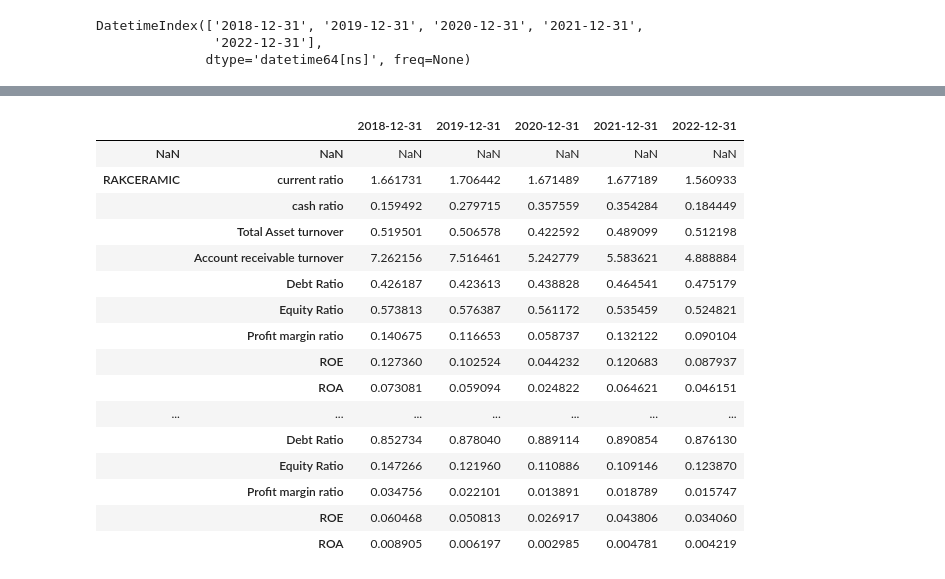
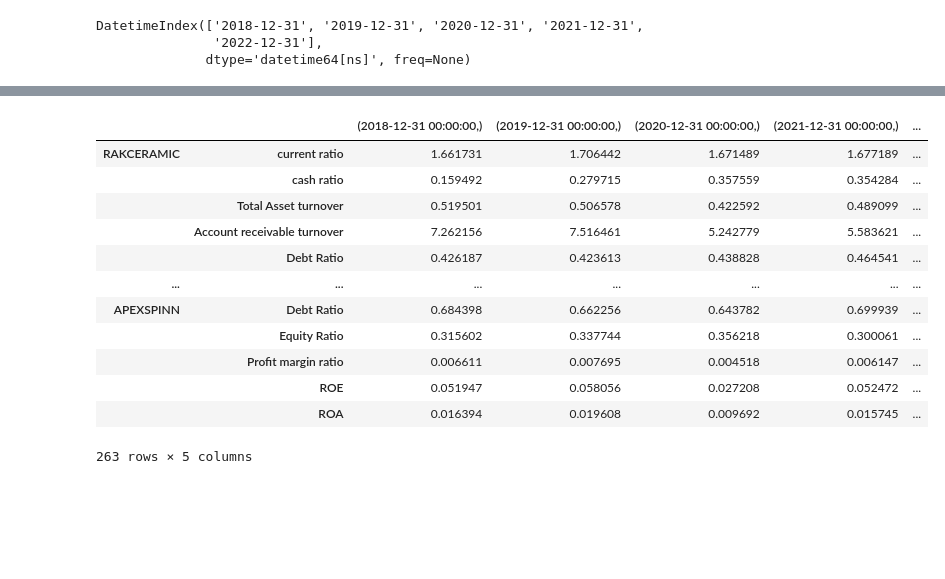
Before and after one commit to nafissaad/Tutorial1, a Jupyter notebook: Tutorial/My projects/My Portfolio/S. Alam Cold Rolled Steels Ltd/Untitled.ipynb, the cells around one changed output, grey strips where cells are left out. Cells and saved outputs as stored; diff of their text form; code cells hidden in the pictures; blank space fills up the shorter version.

```diff
--- a/Tutorial/My projects/My Portfolio/S. Alam Cold Rolled Steels Ltd/Untitled.ipynb
+++ b/Tutorial/My projects/My Portfolio/S. Alam Cold Rolled Steels Ltd/Untitled.ipynb
@@ -56,5 +51,5 @@ Analysis
 # %%
-folder="S. Alam Cold Rolled Steels Ltd"
+folder=Analysis.loc[ticker,'Full Name']
 path = "C:\\Users\\nafissaad\\Tutorial\\Fundamental analysis\\My Portfolio\\"+folder+"\\"
 dirs = os.listdir(path)
 [items for items in dirs][0]
@@ -78,0 +74,4 @@ memory usage: 3.9+ KB
+# %%
+Balance_Sheet.index=[re.sub(" +", " ", i).lstrip()  for i in Balance_Sheet.index]
+Income_Satetment.index=[re.sub(" +", " ", i).lstrip() for i in Income_Satetment.index]
+Income_Satetment.index
@@ -247,5 +262,5 @@ array([0.00890484, 0.00619716, 0.00298471, 0.00478121, 0.00421904])
 # %%
-fundamental=pd.DataFrame(columns=[Balance_Sheet.columns],index=[[ 'SALAMCRST' for i in range(9)],
+fundamental=pd.DataFrame(columns=[Balance_Sheet.columns],index=[[ ticker for i in range(9)],
                                                                 ['current ratio','cash ratio','Total Asset turnover',
                                                                  'Account receivable turnover','Debt Ratio','Equity Ratio',
                                                                  'Profit margin ratio',
@@ -288,2 +303,5 @@ fundamental
 # %%
 df1=pd.read_excel("C:\\Users\\nafissaad\\Tutorial\\Fundamental analysis\\My Portfolio\\fundamental.xlsx",index_col=[0,1])
+df1=df1.dropna(how='all',axis=0)
+df1.columns=[i for i in fundamental.columns]
+df1
@@ -290,23 +322,20 @@ df1=pd.read_excel("C:\\Users\\nafissaad\\Tutorial\\Fundamental analysis\\My Port
 # %%
-df1
+df=pd.concat([df1,fundamental],axis=0)
+df
 # %% [output]
-|  |  | 2018-12-31 | 2019-12-31 | 2020-12-31 | 2021-12-31 | 2022-12-31 |
-| NaN | NaN | NaN | NaN | NaN | NaN | NaN |
-| RAKCERAMIC | current ratio | 1.661731 | 1.706442 | 1.671489 | 1.677189 | 1.560933 |
-|  | cash ratio | 0.159492 | 0.279715 | 0.357559 | 0.354284 | 0.184449 |
-|  | Total Asset turnover | 0.519501 | 0.506578 | 0.422592 | 0.489099 | 0.512198 |
-|  | Account receivable turnover | 7.262156 | 7.516461 | 5.242779 | 5.583621 | 4.888884 |
-|  | Debt Ratio | 0.426187 | 0.423613 | 0.438828 | 0.464541 | 0.475179 |
-|  | Equity Ratio | 0.573813 | 0.576387 | 0.561172 | 0.535459 | 0.524821 |
-|  | Profit margin ratio | 0.140675 | 0.116653 | 0.058737 | 0.132122 | 0.090104 |
-|  | ROE | 0.127360 | 0.102524 | 0.044232 | 0.120683 | 0.087937 |
-|  | ROA | 0.073081 | 0.059094 | 0.024822 | 0.064621 | 0.046151 |
+|  |  | (2018-12-31 00:00:00,) | (2019-12-31 00:00:00,) | (2020-12-31 00:00:00,) | (2021-12-31 00:00:00,) | ... |
+| RAKCERAMIC | current ratio | 1.661731 | 1.706442 | 1.671489 | 1.677189 | ... |
+|  | cash ratio | 0.159492 | 0.279715 | 0.357559 | 0.354284 | ... |
+|  | Total Asset turnover | 0.519501 | 0.506578 | 0.422592 | 0.489099 | ... |
+|  | Account receivable turnover | 7.262156 | 7.516461 | 5.242779 | 5.583621 | ... |
+|  | Debt Ratio | 0.426187 | 0.423613 | 0.438828 | 0.464541 | ... |
 | ... | ... | ... | ... | ... | ... | ... |
-|  | Debt Ratio | 0.852734 | 0.878040 | 0.889114 | 0.890854 | 0.876130 |
-|  | Equity Ratio | 0.147266 | 0.121960 | 0.110886 | 0.109146 | 0.123870 |
-|  | Profit margin ratio | 0.034756 | 0.022101 | 0.013891 | 0.018789 | 0.015747 |
-|  | ROE | 0.060468 | 0.050813 | 0.026917 | 0.043806 | 0.034060 |
-|  | ROA | 0.008905 | 0.006197 | 0.002985 | 0.004781 | 0.004219 |
+| APEXSPINN | Debt Ratio | 0.684398 | 0.662256 | 0.643782 | 0.699939 | ... |
+|  | Equity Ratio | 0.315602 | 0.337744 | 0.356218 | 0.300061 | ... |
+|  | Profit margin ratio | 0.006611 | 0.007695 | 0.004518 | 0.006147 | ... |
+|  | ROE | 0.051947 | 0.058056 | 0.027208 | 0.052472 | ... |
+|  | ROA | 0.016394 | 0.019608 | 0.009692 | 0.015745 | ... |
+263 rows × 5 columns
 # %%
 fundamental.T
 # %% [output]
```
Also changed, not shown: parts of 28 cells of this notebook, 55 other files.
